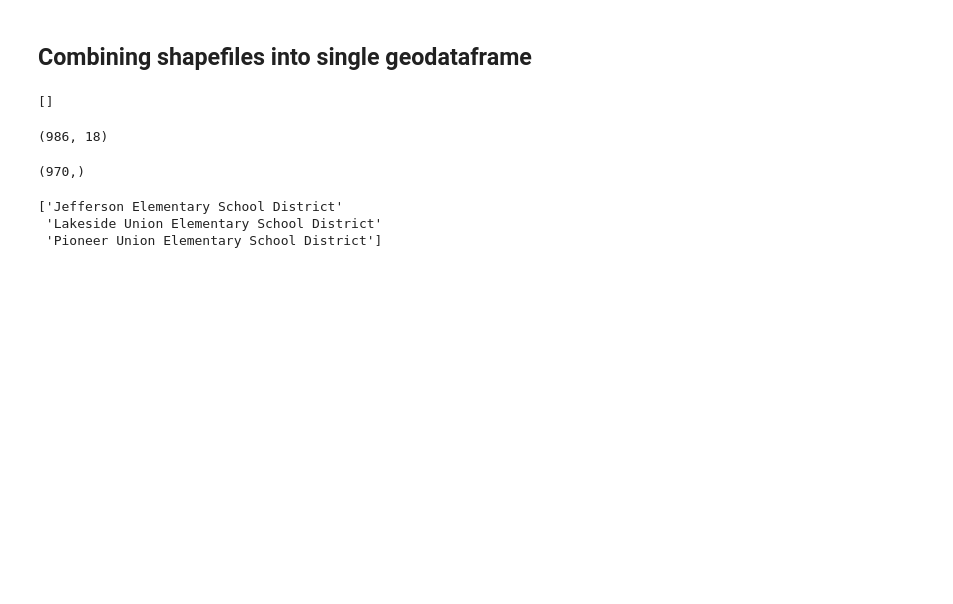
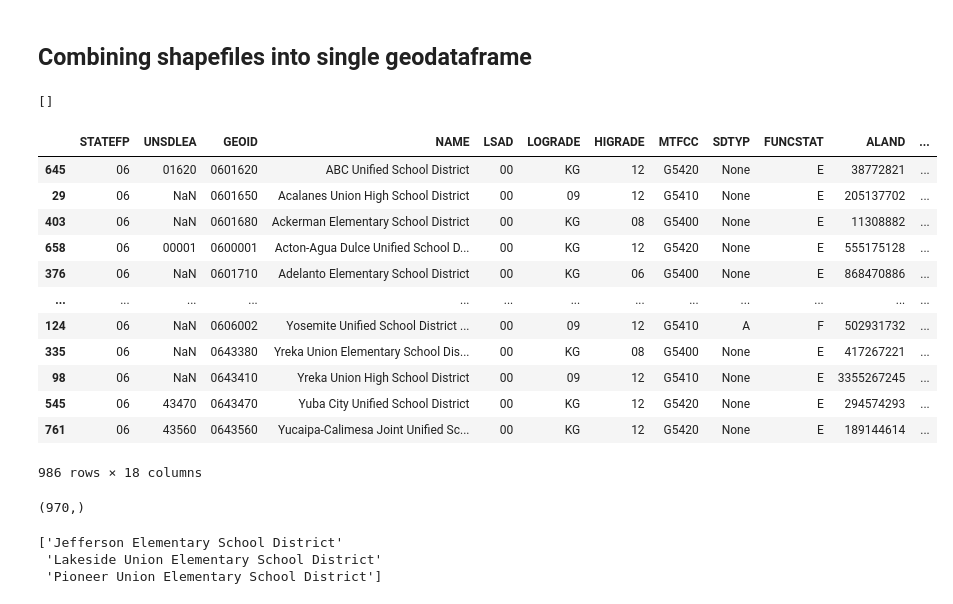
Before and after one commit to fiendskrah/finalcapstone, a Jupyter notebook: project.ipynb, the cells around one changed output. Cells and saved outputs as stored; diff of their text form; code cells hidden in the pictures; blank space fills up the shorter version.

```diff
--- a/project.ipynb
+++ b/project.ipynb
@@ -52,9 +52,21 @@ print(res)
 # %% [output]
 []
 # %%
-adistricts.shape
+adistricts
 # %% [output]
+|  | STATEFP | UNSDLEA | GEOID | NAME | LSAD | LOGRADE | HIGRADE | MTFCC | SDTYP | FUNCSTAT | ALAND | ... |
+| 645 | 06 | 01620 | 0601620 | ABC Unified School District | 00 | KG | 12 | G5420 | None | E | 38772821 | ... |
+| 29 | 06 | NaN | 0601650 | Acalanes Union High School District | 00 | 09 | 12 | G5410 | None | E | 205137702 | ... |
+| 403 | 06 | NaN | 0601680 | Ackerman Elementary School District | 00 | KG | 08 | G5400 | None | E | 11308882 | ... |
+| 658 | 06 | 00001 | 0600001 | Acton-Agua Dulce Unified School D... | 00 | KG | 12 | G5420 | None | E | 555175128 | ... |
+| 376 | 06 | NaN | 0601710 | Adelanto Elementary School District | 00 | KG | 06 | G5400 | None | E | 868470886 | ... |
+| ... | ... | ... | ... | ... | ... | ... | ... | ... | ... | ... | ... | ... |
+| 124 | 06 | NaN | 0606002 | Yosemite Unified School District ... | 00 | 09 | 12 | G5410 | A | F | 502931732 | ... |
+| 335 | 06 | NaN | 0643380 | Yreka Union Elementary School Dis... | 00 | KG | 08 | G5400 | None | E | 417267221 | ... |
+| 98 | 06 | NaN | 0643410 | Yreka Union High School District | 00 | 09 | 12 | G5410 | None | E | 3355267245 | ... |
+| 545 | 06 | 43470 | 0643470 | Yuba City Unified School District | 00 | KG | 12 | G5420 | None | E | 294574293 | ... |
+| 761 | 06 | 43560 | 0643560 | Yucaipa-Calimesa Joint Unified Sc... | 00 | KG | 12 | G5420 | None | E | 189144614 | ... |
-(986, 18)
+986 rows × 18 columns
 # %%
 adsgeo = adistricts['NAME']
 # all districs shapfile geodataframe
```
Also changed, not shown: parts of 29 cells of this notebook, 1 other file.
